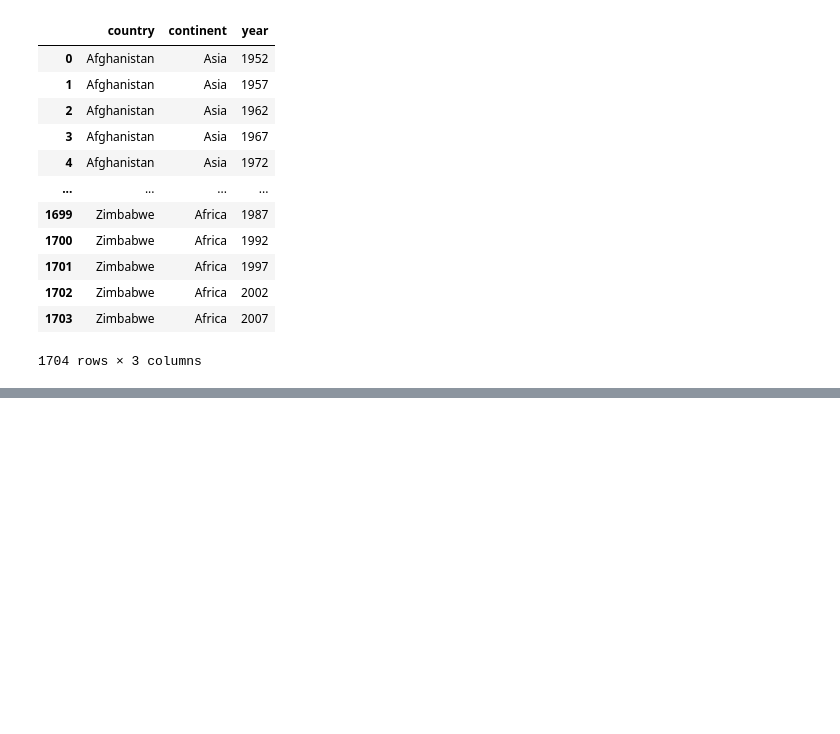
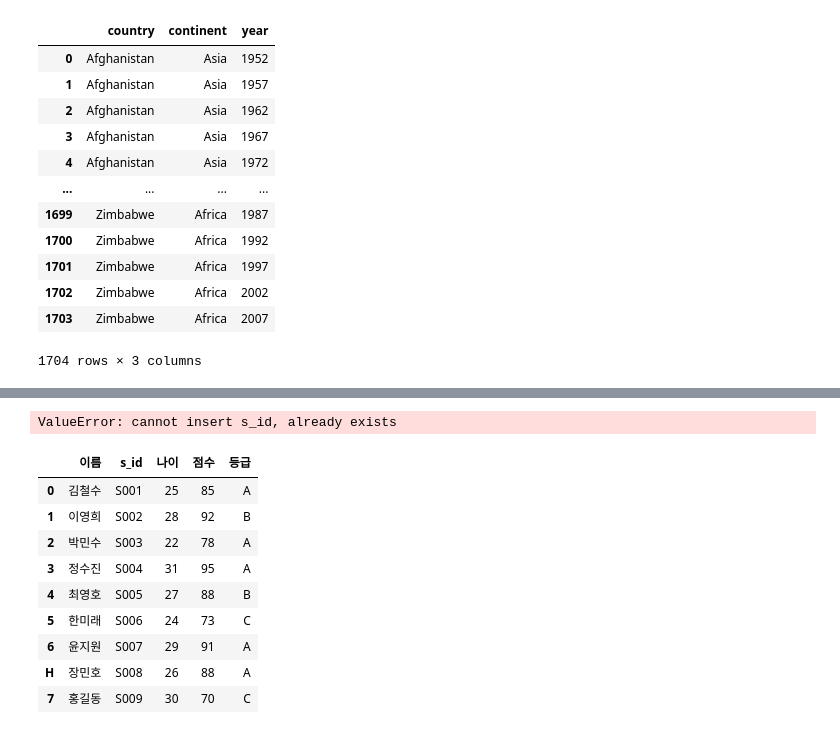
Before and after one commit to bhjin97/hipython_rep, a Jupyter notebook: 13. 판다스.ipynb, the cells around one changed output, grey strips where cells are left out. Cells and saved outputs as stored; diff of their text form; code cells hidden in the pictures; blank space fills up the shorter version.

```diff
--- a/13. 판다스.ipynb
+++ b/13. 판다스.ipynb
@@ -483,0 +580,4 @@ gapminder.iloc[:, :3]
+# %%
+df.loc[7]=['홍길동', 30,70]
+# %%
+df['grade'] = ['A', 'B', 'A', 'A', 'B', 'C', 'A', 'A', 'C']
@@ -483,0 +597,3 @@ gapminder.iloc[:, :3]
+# %%
+df.rename(columns={'grade':'등급'},inplace=True)
+df
@@ -483,0 +611,18 @@ gapminder.iloc[:, :3]
+# %%
+# 열삽일할대는 insert/ 행 삽입시에는 그냥 lco , 또는 concat
+df.insert(loc=1, column='s_id', value=['S001', 'S002', 'S003', 'S004', 'S005', 'S006', 'S007', 'S008', 'S009'])
+# %% [output]
+ValueError: cannot insert s_id, already exists
+# %%
+df
+# %% [output]
+|  | 이름 | s_id | 나이 | 점수 | 등급 |
+| 0 | 김철수 | S001 | 25 | 85 | A |
+| 1 | 이영희 | S002 | 28 | 92 | B |
+| 2 | 박민수 | S003 | 22 | 78 | A |
+| 3 | 정수진 | S004 | 31 | 95 | A |
+| 4 | 최영호 | S005 | 27 | 88 | B |
+| 5 | 한미래 | S006 | 24 | 73 | C |
+| 6 | 윤지원 | S007 | 29 | 91 | A |
+| H | 장민호 | S008 | 26 | 88 | A |
+| 7 | 홍길동 | S009 | 30 | 70 | C |
```
Also changed, not shown: parts of 42 cells of this notebook.
